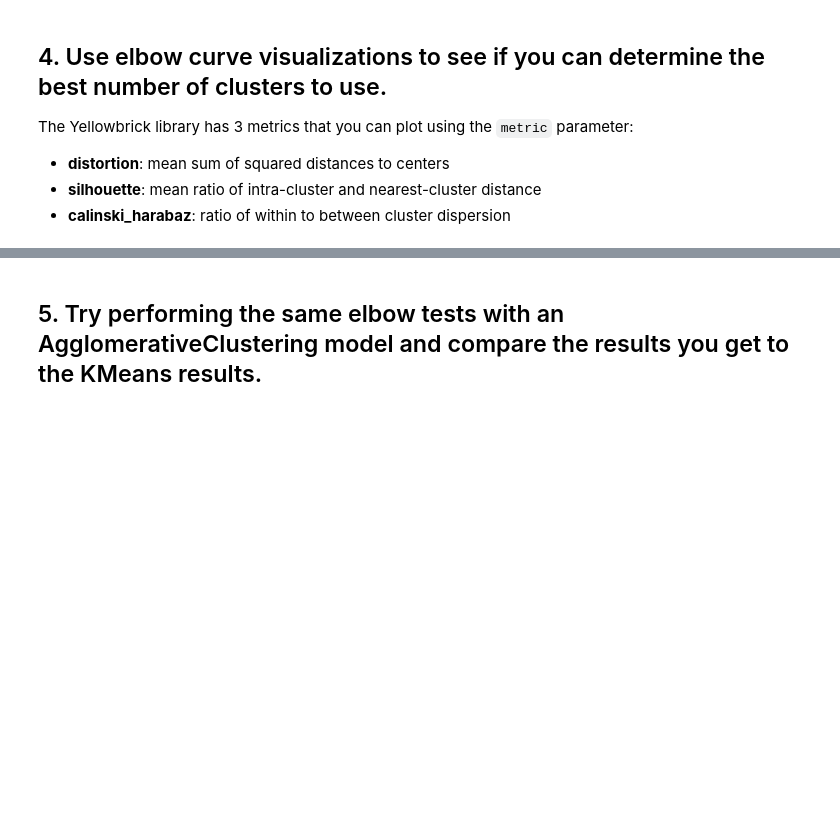
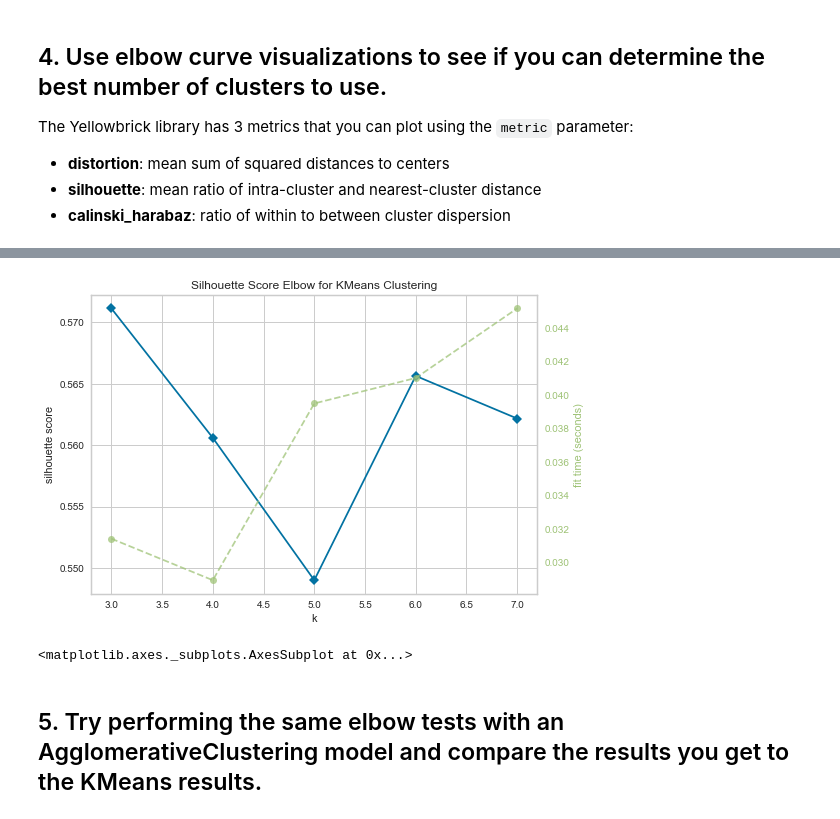
Before and after one commit to ta-data-lis/lab-learning-evaluation, a Jupyter notebook: your-code/main.ipynb, the cells around one changed output, grey strips where cells are left out. Drawn from its saved outputs; the diff is of its cells as text; code cells hidden in the pictures; blank space fills up the shorter version.

```diff
--- a/your-code/main.ipynb
+++ b/your-code/main.ipynb
@@ -16,2 +20,29 @@ y = pd.Series(data["target"])
 # %% [markdown]
 ## 1. Train a KMeans clustering model on the data set using 8 clusters and compute the silhouette score for the model.
+# %%
+# Load libraries
+
+from sklearn.preprocessing import StandardScaler
+from sklearn.cluster import KMeans
+
+features = data.data
+
+# Standardize features
+scaler = StandardScaler()
+features_std = scaler.fit_transform(features)
+
+# Create k-mean object
+cluster = KMeans(n_clusters=8, random_state=0, n_jobs=-1)
+
+# Train model
+model = cluster.fit(features_std)
+
+# Silhouette Score
+from sklearn.metrics import silhouette_score
+
+preds = cluster.fit_predict(features)
+centers = cluster.cluster_centers_
+
+score = silhouette_score (features, preds, metric='euclidean')
+print(score)
+#print (f"For n_clusters = {n_clusters}, silhouette score is {score})")
@@ -29,0 +111,10 @@ The Yellowbrick library has 3 metrics that you can plot using the `metric` param
+# %%
+from yellowbrick.cluster import KElbowVisualizer
+
+model = KMeans()
+visualizer = KElbowVisualizer(model, k=(3,8), metric ='silhouette')
+visualizer.fit(features)
+visualizer.poof()
+# %% [output]
+[figure, added]
+<matplotlib.axes._subplots.AxesSubplot at 0x...>
```
Also changed, not shown: parts of 13 cells of this notebook.
